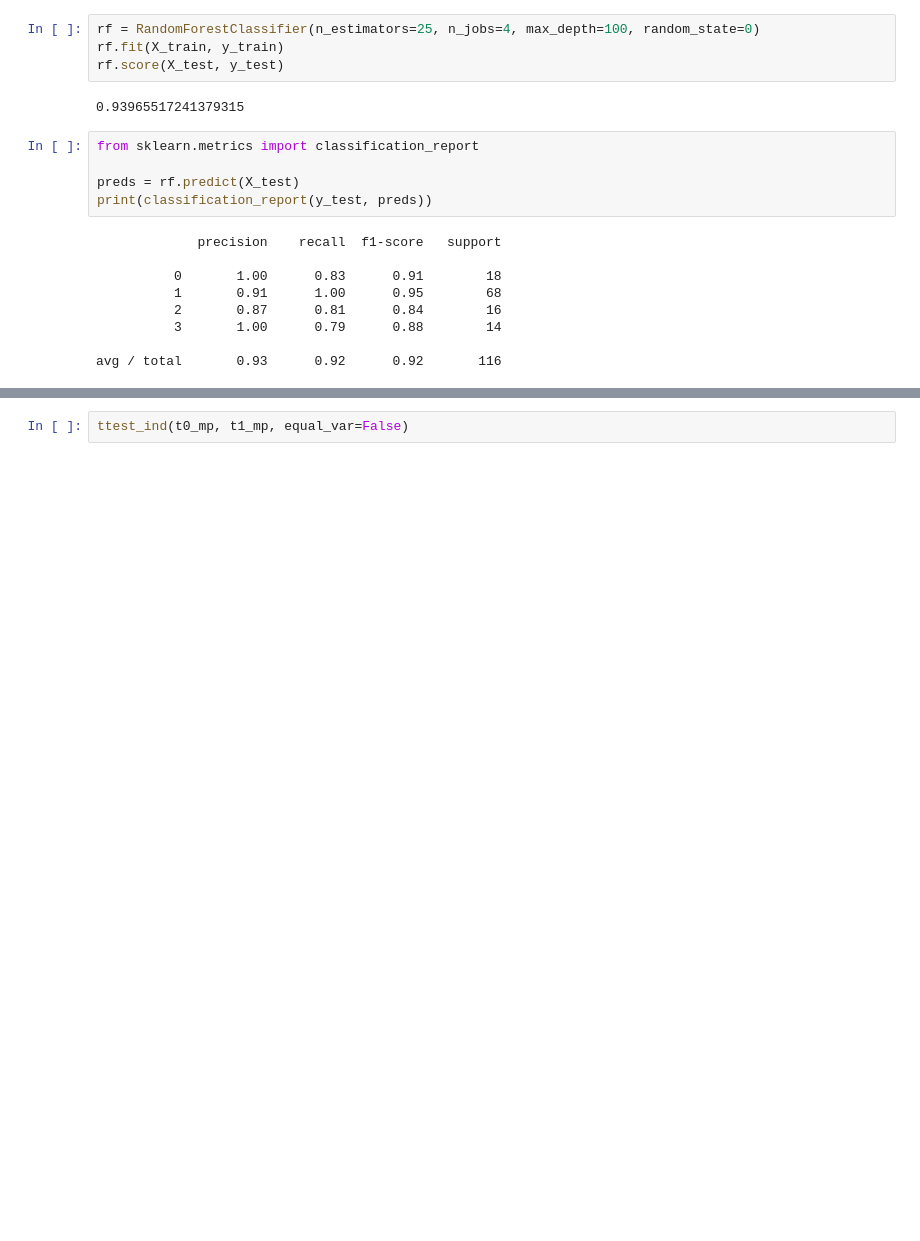
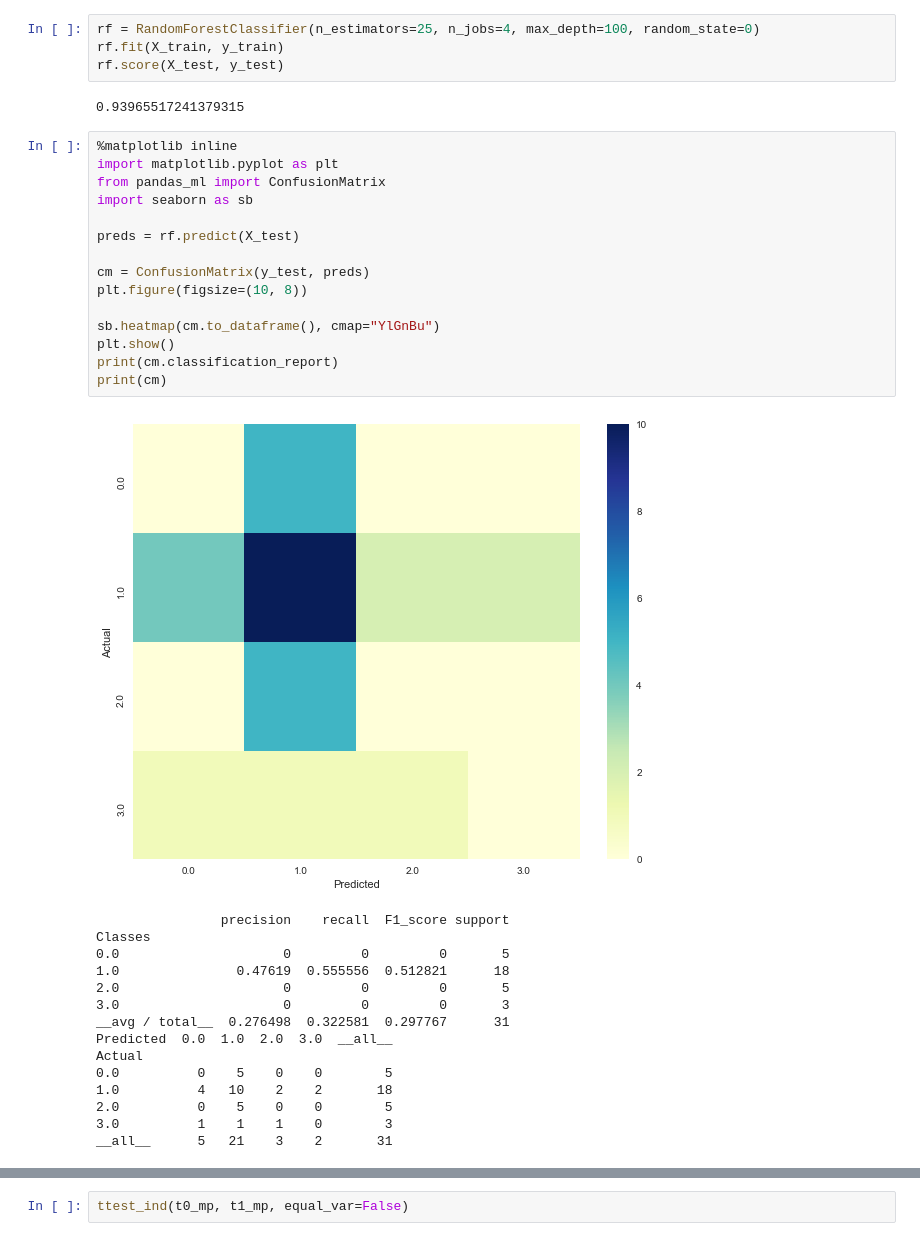
Before and after one commit to rykard95/wh_stocks, a Jupyter notebook: Final Notebook.ipynb, the cells around one changed output, grey strips where cells are left out. Cells and saved outputs as stored; diff of their text form; blank space fills up the shorter version.

```diff
--- a/Final Notebook.ipynb
+++ b/Final Notebook.ipynb
@@ -220,18 +219,35 @@ rf.fit(X_train, y_train)
 rf.score(X_test, y_test)
 # %% [output]
 0.93965517241379315
-# %%
-from sklearn.metrics import classification_report
-
-preds = rf.predict(X_test)
-print(classification_report(y_test, preds))
-# %% [output]
-             precision    recall  f1-score   support
-
-          0       1.00      0.83      0.91        18
-          1       0.91      1.00      0.95        68
-          2       0.87      0.81      0.84        16
-          3       1.00      0.79      0.88        14
-
-avg / total       0.93      0.92      0.92       116
+# %%
+%matplotlib inline
+import matplotlib.pyplot as plt
+from pandas_ml import ConfusionMatrix
+import seaborn as sb
+
+preds = rf.predict(X_test)
+
+cm = ConfusionMatrix(y_test, preds)
+plt.figure(figsize=(10, 8))
+
+sb.heatmap(cm.to_dataframe(), cmap="YlGnBu")
+plt.show()
+print(cm.classification_report)
+print(cm)
+# %% [output]
+[figure, added]
+                precision    recall  F1_score support
+Classes
+0.0                     0         0         0       5
+1.0               0.47619  0.555556  0.512821      18
+2.0                     0         0         0       5
+3.0                     0         0         0       3
+__avg / total__  0.276498  0.322581  0.297767      31
+Predicted  0.0  1.0  2.0  3.0  __all__
+Actual
+0.0          0    5    0    0        5
+1.0          4   10    2    2       18
+2.0          0    5    0    0        5
+3.0          1    1    1    0        3
+__all__      5   21    3    2       31
 # %%
```
Also changed, not shown: parts of 20 cells of this notebook, 1 other file.
